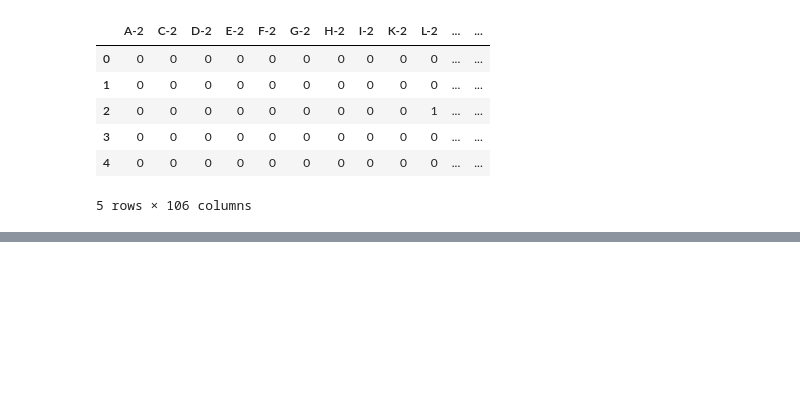
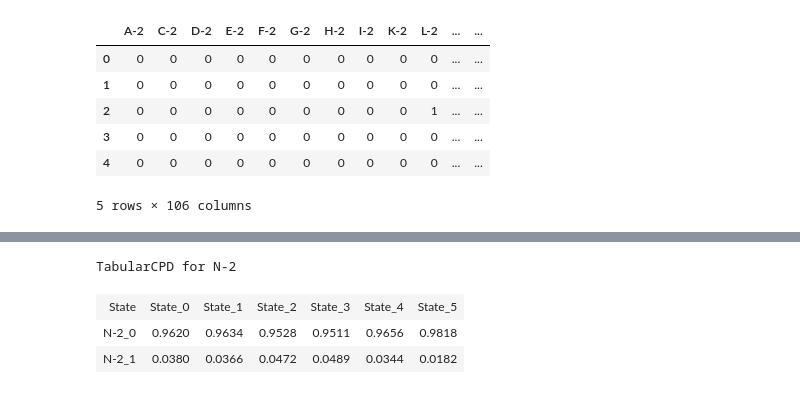
Before and after one commit to lucasramadan/Protein_Prediction, a Jupyter notebook: PGM Example.ipynb, the cells around one changed output, grey strips where cells are left out. Cells and saved outputs as stored; diff of their text form; code cells hidden in the pictures; blank space fills up the shorter version.

```diff
--- a/PGM Example.ipynb
+++ b/PGM Example.ipynb
@@ -74,3 +114,10 @@ bn.add_edges_from(edges)
 # %%
 # calculate thetas in our CPDs
 est = MaximumLikelihoodEstimator(bn, data)
+# %%
+est.get_parameters()[0]
+# %% [output]
+TabularCPD for N-2
+| State | State_0 | State_1 | State_2 | State_3 | State_4 | State_5 |
+| N-2_0 | 0.9620 | 0.9634 | 0.9528 | 0.9511 | 0.9656 | 0.9818 |
+| N-2_1 | 0.0380 | 0.0366 | 0.0472 | 0.0489 | 0.0344 | 0.0182 |
```
Also changed, not shown: parts of 16 cells of this notebook, 3 other files.
